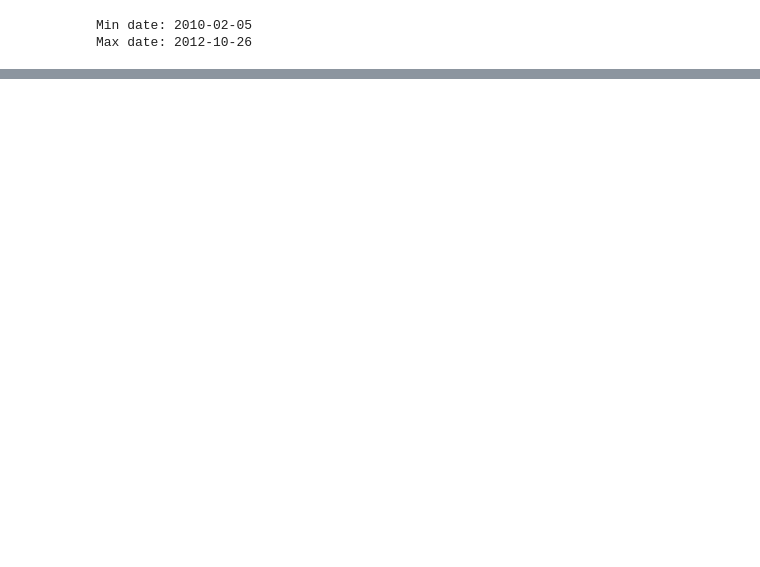
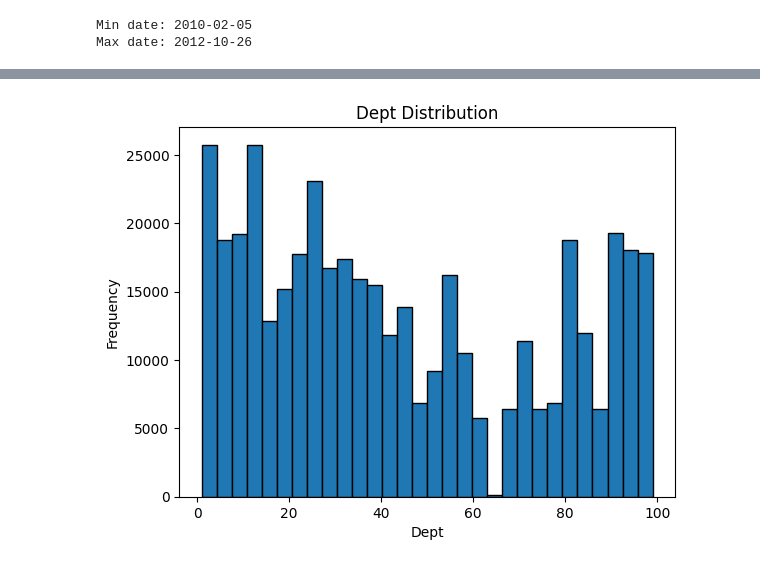
Before and after one commit to samar-080301/Walmart_Kaggle, a Jupyter notebook: main.ipynb, the cells around one changed output, grey strips where cells are left out. Saved outputs shown, nothing was run; the diff lists cells and outputs as text; code cells hidden in the pictures; blank space fills up the shorter version.

```diff
--- a/main.ipynb
+++ b/main.ipynb
@@ -82,0 +130,8 @@ df['Type'] = le.fit_transform(df['Type'])
+# %%
+plt.hist(df['Dept'], bins=30, edgecolor='black')
+plt.xlabel('Dept')
+plt.ylabel('Frequency')
+plt.title('Dept Distribution')
+plt.show()
+# %% [output]
+[figure, added]
```
Also changed, not shown: parts of 5 cells of this notebook.
